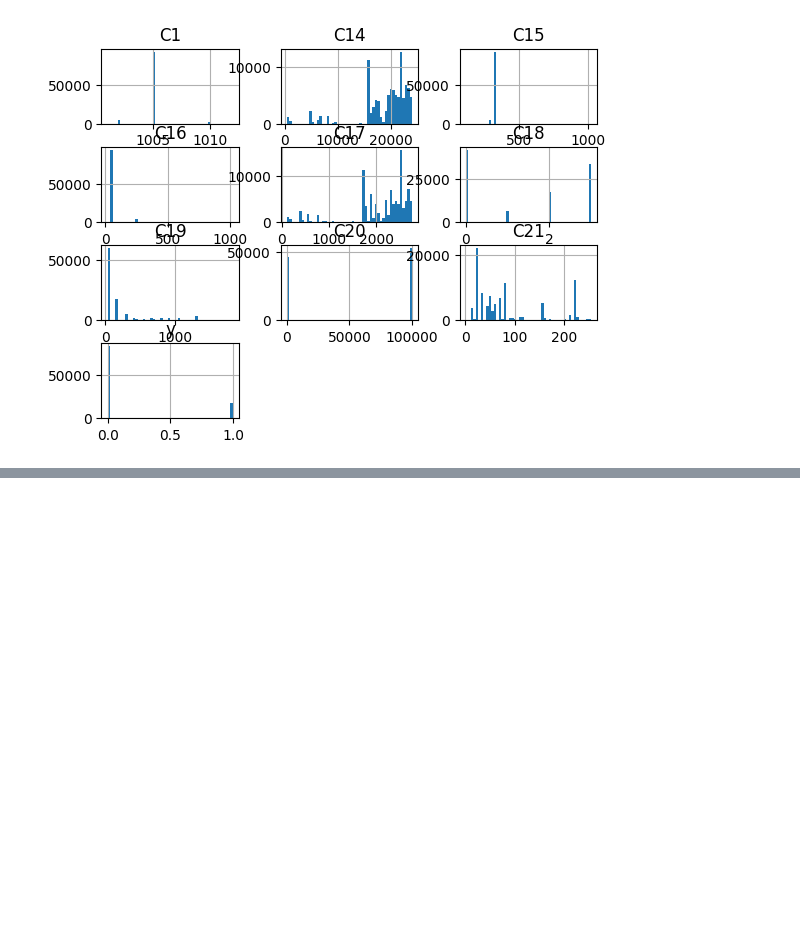
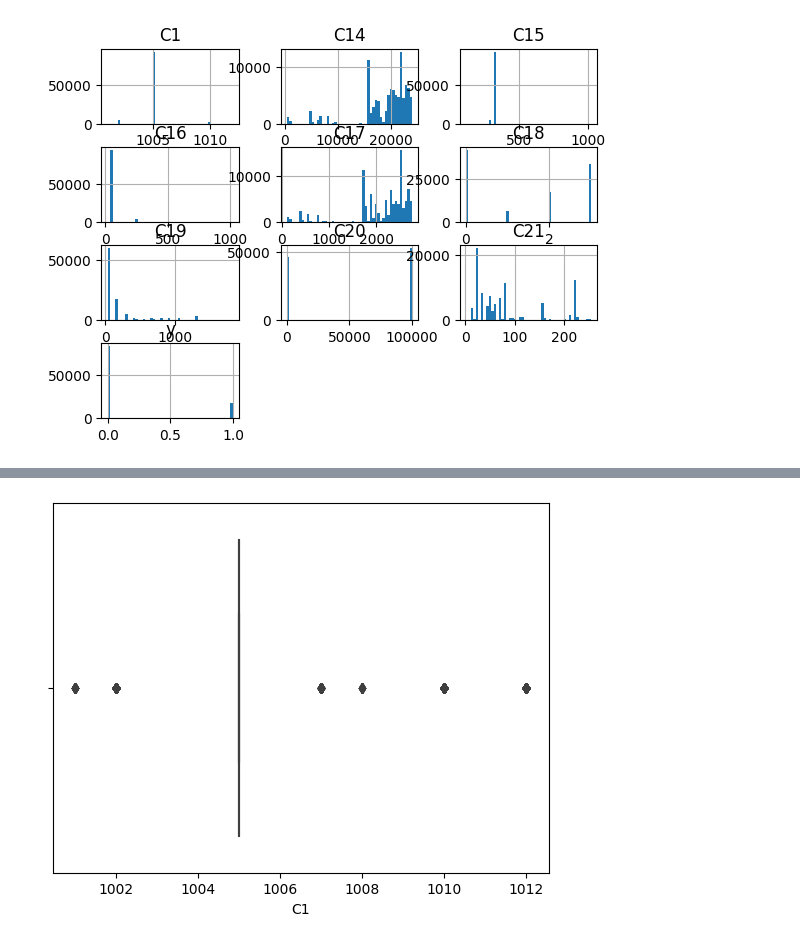
Before and after one commit to ussahil/CapstonePojectCTR, a Jupyter notebook: capstone.ipynb, the cells around one changed output, grey strips where cells are left out. Saved outputs shown, nothing was run; the diff lists cells and outputs as text; code cells hidden in the pictures; blank space fills up the shorter version.

Commit message:
eda of numerical columns done moving onto categorical variables

```diff
--- a/capstone.ipynb
+++ b/capstone.ipynb
@@ -353,0 +366,6 @@ plt.show()
+# %%
+sns.boxplot(x=df_numeric['C1'])
+plt.show()
+# must be a discrete variable
+# %% [output]
+[figure, added]
```
Also changed, not shown: parts of 27 cells of this notebook, 1 other file.
